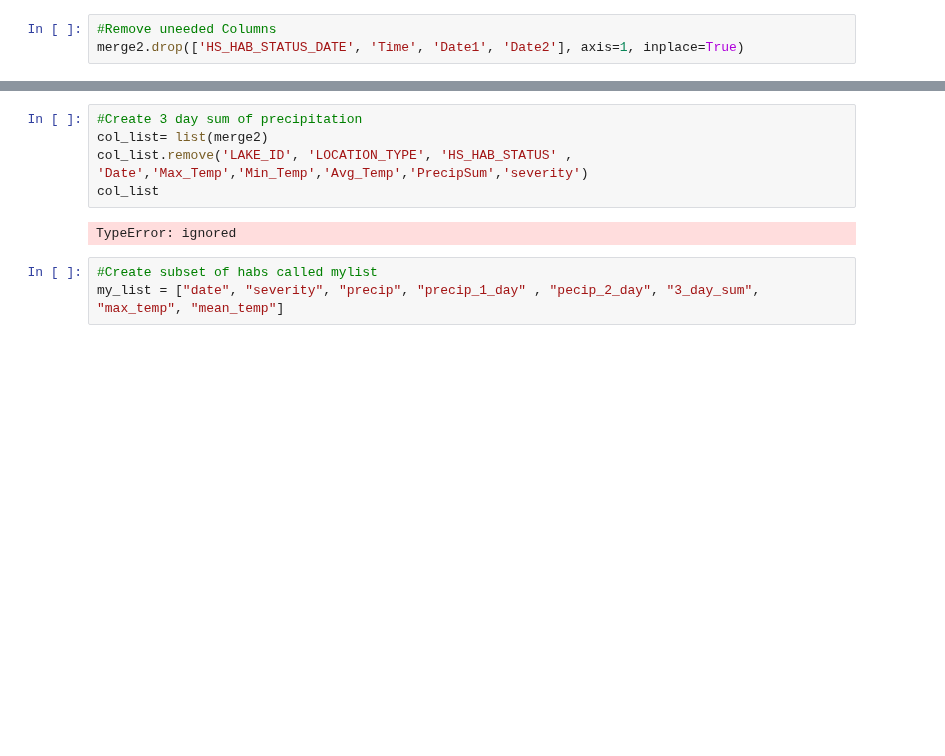
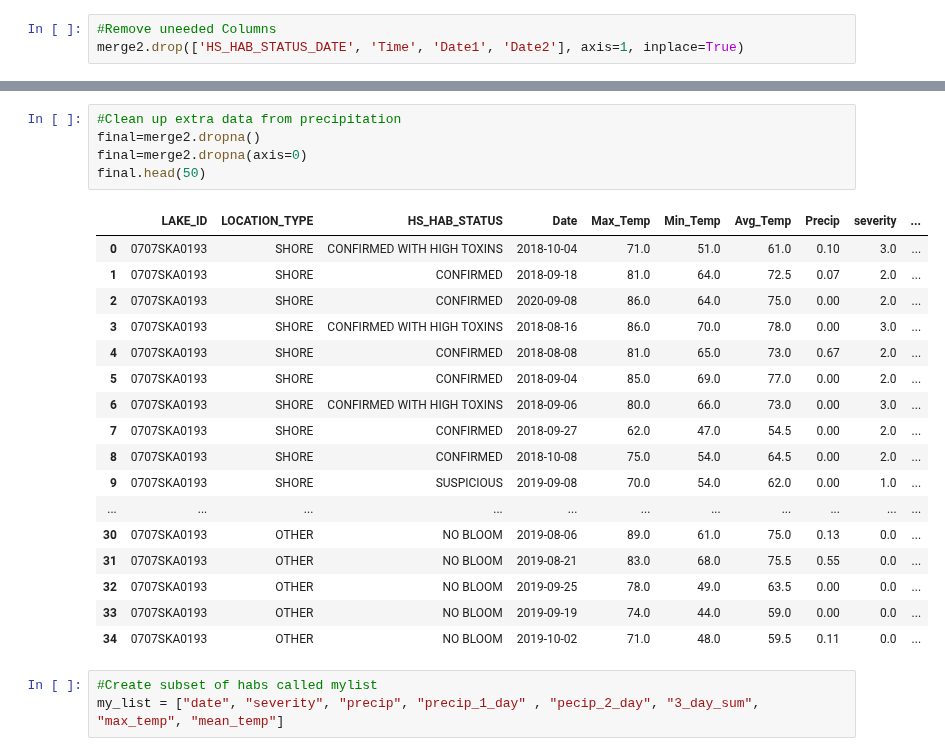
Before and after one commit to ChrisHarvey21/HABs, a Jupyter notebook: HABs.ipynb, the cells around one changed output, grey strips where cells are left out. Drawn from its saved outputs; the diff is of its cells as text; blank space fills up the shorter version.

```diff
--- a/HABs.ipynb
+++ b/HABs.ipynb
@@ -298,10 +253,26 @@ merge2.head()
-# %%
-#Create 3 day sum of precipitation
-col_list= list(merge2)
-col_list.remove('LAKE_ID', 'LOCATION_TYPE', 'HS_HAB_STATUS' , 'Date','Max_Temp','Min_Temp','Avg_Temp','PrecipSum','severity')
-col_list
-# %% [output]
-TypeError: ignored
+# %%
+#Clean up extra data from precipitation
+final=merge2.dropna()
+final=merge2.dropna(axis=0)
+final.head(50)
+# %% [output]
+|  | LAKE_ID | LOCATION_TYPE | HS_HAB_STATUS | Date | Max_Temp | Min_Temp | Avg_Temp | Precip | severity | ... |
+| 0 | 0707SKA0193 | SHORE | CONFIRMED WITH HIGH TOXINS | 2018-10-04 | 71.0 | 51.0 | 61.0 | 0.10 | 3.0 | ... |
+| 1 | 0707SKA0193 | SHORE | CONFIRMED | 2018-09-18 | 81.0 | 64.0 | 72.5 | 0.07 | 2.0 | ... |
+| 2 | 0707SKA0193 | SHORE | CONFIRMED | 2020-09-08 | 86.0 | 64.0 | 75.0 | 0.00 | 2.0 | ... |
+| 3 | 0707SKA0193 | SHORE | CONFIRMED WITH HIGH TOXINS | 2018-08-16 | 86.0 | 70.0 | 78.0 | 0.00 | 3.0 | ... |
+| 4 | 0707SKA0193 | SHORE | CONFIRMED | 2018-08-08 | 81.0 | 65.0 | 73.0 | 0.67 | 2.0 | ... |
+| 5 | 0707SKA0193 | SHORE | CONFIRMED | 2018-09-04 | 85.0 | 69.0 | 77.0 | 0.00 | 2.0 | ... |
+| 6 | 0707SKA0193 | SHORE | CONFIRMED WITH HIGH TOXINS | 2018-09-06 | 80.0 | 66.0 | 73.0 | 0.00 | 3.0 | ... |
+| 7 | 0707SKA0193 | SHORE | CONFIRMED | 2018-09-27 | 62.0 | 47.0 | 54.5 | 0.00 | 2.0 | ... |
+| 8 | 0707SKA0193 | SHORE | CONFIRMED | 2018-10-08 | 75.0 | 54.0 | 64.5 | 0.00 | 2.0 | ... |
+| 9 | 0707SKA0193 | SHORE | SUSPICIOUS | 2019-09-08 | 70.0 | 54.0 | 62.0 | 0.00 | 1.0 | ... |
+| ... | ... | ... | ... | ... | ... | ... | ... | ... | ... | ... |
+| 30 | 0707SKA0193 | OTHER | NO BLOOM | 2019-08-06 | 89.0 | 61.0 | 75.0 | 0.13 | 0.0 | ... |
+| 31 | 0707SKA0193 | OTHER | NO BLOOM | 2019-08-21 | 83.0 | 68.0 | 75.5 | 0.55 | 0.0 | ... |
+| 32 | 0707SKA0193 | OTHER | NO BLOOM | 2019-09-25 | 78.0 | 49.0 | 63.5 | 0.00 | 0.0 | ... |
+| 33 | 0707SKA0193 | OTHER | NO BLOOM | 2019-09-19 | 74.0 | 44.0 | 59.0 | 0.00 | 0.0 | ... |
+| 34 | 0707SKA0193 | OTHER | NO BLOOM | 2019-10-02 | 71.0 | 48.0 | 59.5 | 0.11 | 0.0 | ... |
 # %%
 #Create subset of habs called mylist
 my_list = ["date", "severity", "precip", "precip_1_day" , "pecip_2_day", "3_day_sum", "max_temp", "mean_temp"]
```
Also changed, not shown: parts of 8 cells of this notebook.
